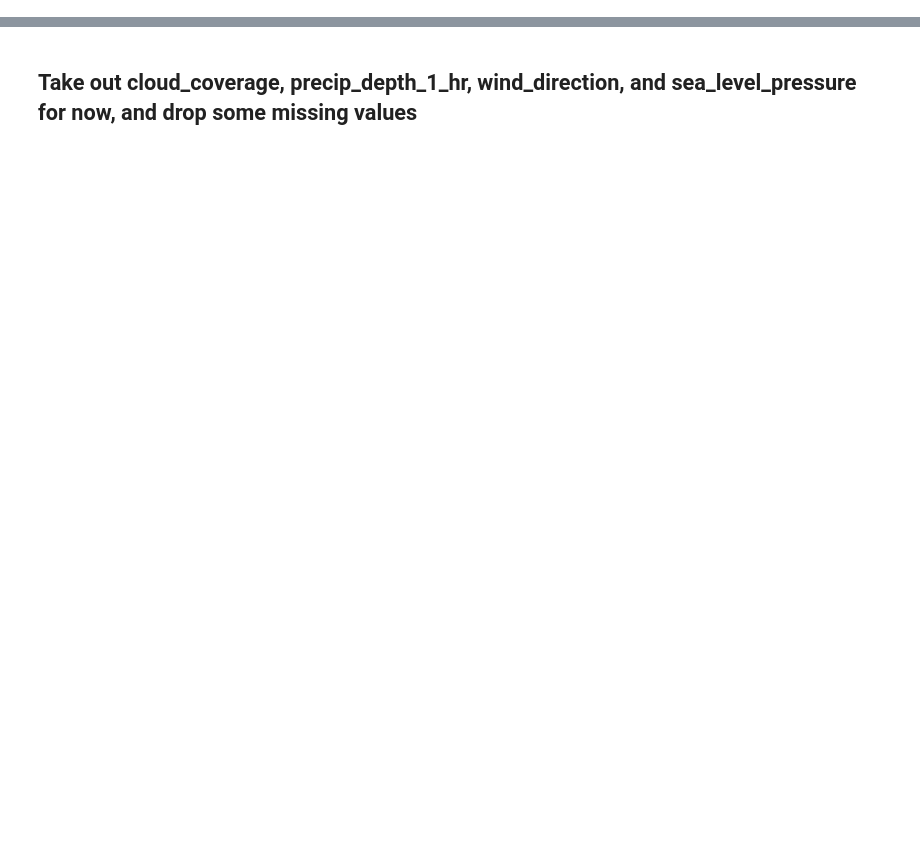
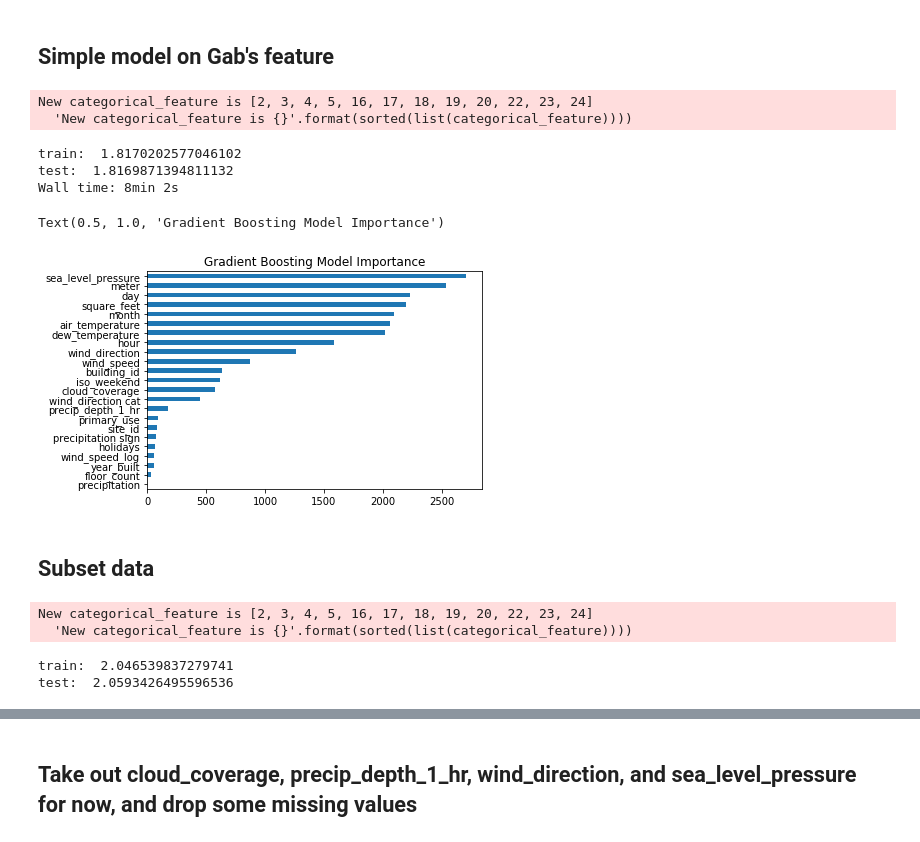
Before and after one commit to Matthew-Peng/AutoML_vs_DataScientist, a Jupyter notebook: models.ipynb, the cells around one changed output, grey strips where cells are left out. Drawn from its saved outputs; the diff is of its cells as text; code cells hidden in the pictures; blank space fills up the shorter version.

```diff
--- a/models.ipynb
+++ b/models.ipynb
@@ -18,0 +339,4 @@ Wall time: 31.8 s
+# %%
+train_df['iso_weekend'] = train_df['timestamp'].map(lambda x: x.isocalendar()[2])
+train_df['hour'] = train_df['timestamp'].map(lambda x: x.hour)
+train_df['holidays'] = train_df['timestamp'].map(lambda x: 1 if x in us_holidays else 0)
@@ -18,0 +345,3 @@ Wall time: 31.8 s
+# %%
+move = ['meter_reading', 'timestamp'] + [x for x in train_df.columns if x not in ['meter_reading', 'timestamp']]
+train_df = train_df[move]
@@ -18,0 +350,2 @@ Wall time: 31.8 s
+# %%
+train_df = train_df.reset_index(drop=True)
@@ -18,0 +363,44 @@ Wall time: 31.8 s
+# %% [markdown]
+## Simple model on Gab's feature
+# %%
+%%time
+X = train_df.iloc[:,2:]
+y = train_df.iloc[:,0]
+X_train, X_test, y_train, y_test = train_test_split(X, y, test_size=0.2, random_state=33)
+
+# locate categorical variables
+cat_variables = ['building_id', 'meter', 'site_id', 'primary_use', 'month', 'day',
+                'iso_weekend', 'hour', 'holidays',
+                'wind_direction cat', 'precipitation', 'precipitation sign']
+
+cat_variables_loc = list()
+for var in cat_variables:
+    cat_variables_loc.append(train_df.columns.get_loc(var))
+
+bst = lgb.LGBMRegressor(n_estimators = 750)
+bst.fit(X_train.values, y_train.values, categorical_feature=cat_variables_loc)
+
+prediction_on_X_train = bst.predict(X_train)
+prediction_on_X_train = pd.Series(prediction_on_X_train)
+prediction_on_X_train[prediction_on_X_train<0] = 0
+print('train: ', np.sqrt(mean_squared_log_error( y_train, prediction_on_X_train)))
+
+prediction_on_X_test = bst.predict(X_test)
+prediction_on_X_test = pd.Series(prediction_on_X_test)
+prediction_on_X_test[prediction_on_X_test<0] = 0
+print('test: ', np.sqrt(mean_squared_log_error( y_test, prediction_on_X_test )))
+# %% [output]
+New categorical_feature is [2, 3, 4, 5, 16, 17, 18, 19, 20, 22, 23, 24]
+  'New categorical_feature is {}'.format(sorted(list(categorical_feature))))
+train:  1.8170202577046102
+test:  1.8169871394811132
+Wall time: 8min 2s
+# %%
+importance = pd.Series(bst.feature_importances_, index=X_train.columns)
+importance.sort_values().plot.barh()
+plt.title('Gradient Boosting Model Importance')
+# %% [output]
+Text(0.5, 1.0, 'Gradient Boosting Model Importance')
+[figure, added]
+# %% [markdown]
+## Subset data
@@ -18,0 +421,27 @@ Wall time: 31.8 s
+# %%
+%%time
+cat_variables = ['building_id', 'meter', 'site_id', 'primary_use', 'month', 'day',
+                'iso_weekend', 'hour', 'holidays',
+                'wind_direction cat', 'precipitation', 'precipitation sign']
+
+cat_variables_loc = list()
+for var in cat_variables:
+    cat_variables_loc.append(train_df.columns.get_loc(var))
+
+bst3 = lgb.LGBMRegressor(n_estimators = 750)
+bst3.fit(X_train.values, y_train.values, categorical_feature=cat_variables_loc)
+
+prediction_on_X_train = bst3.predict(X_train)
+prediction_on_X_train = pd.Series(prediction_on_X_train)
+prediction_on_X_train[prediction_on_X_train<0] = 0
+print('train: ', np.sqrt(mean_squared_log_error( y_train, prediction_on_X_train)))
+
+prediction_on_X_test = bst3.predict(X_test)
+prediction_on_X_test = pd.Series(prediction_on_X_test)
+prediction_on_X_test[prediction_on_X_test<0] = 0
+print('test: ', np.sqrt(mean_squared_log_error( y_test, prediction_on_X_test )))
+# %% [output]
+New categorical_feature is [2, 3, 4, 5, 16, 17, 18, 19, 20, 22, 23, 24]
+  'New categorical_feature is {}'.format(sorted(list(categorical_feature))))
+train:  2.046539837279741
+test:  2.0593426495596536
```
Also changed, not shown: parts of 82 cells of this notebook, 3 other files.
